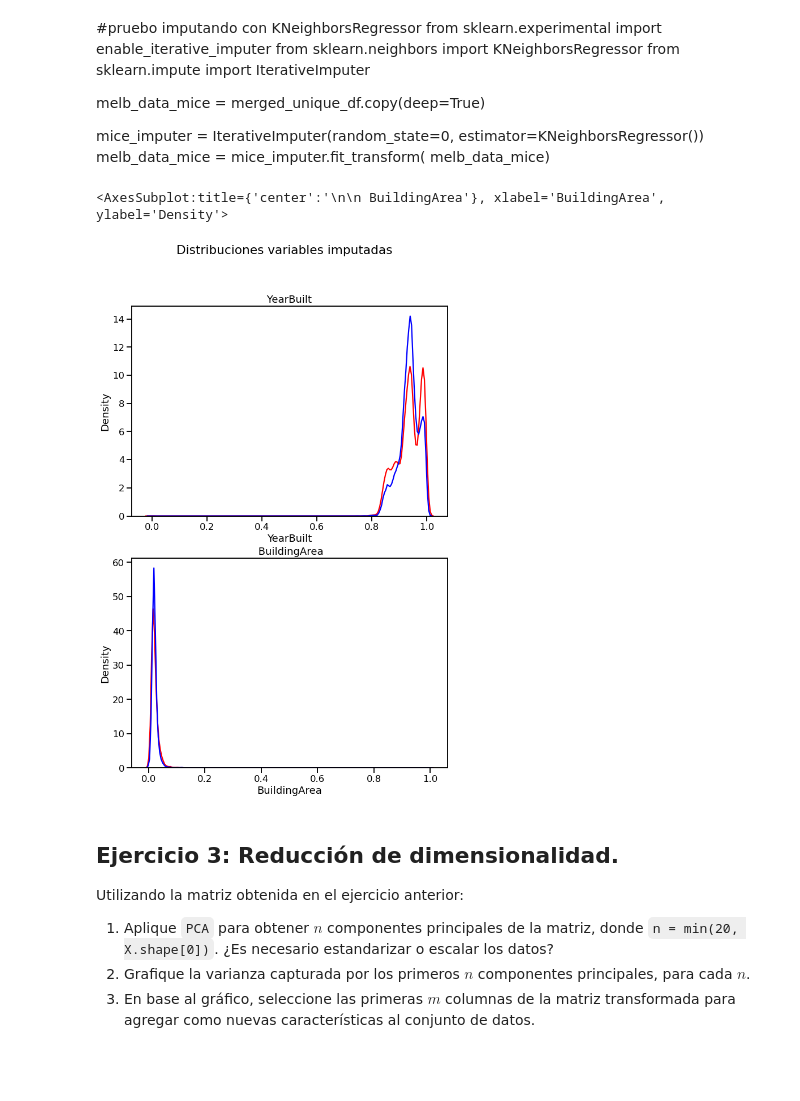
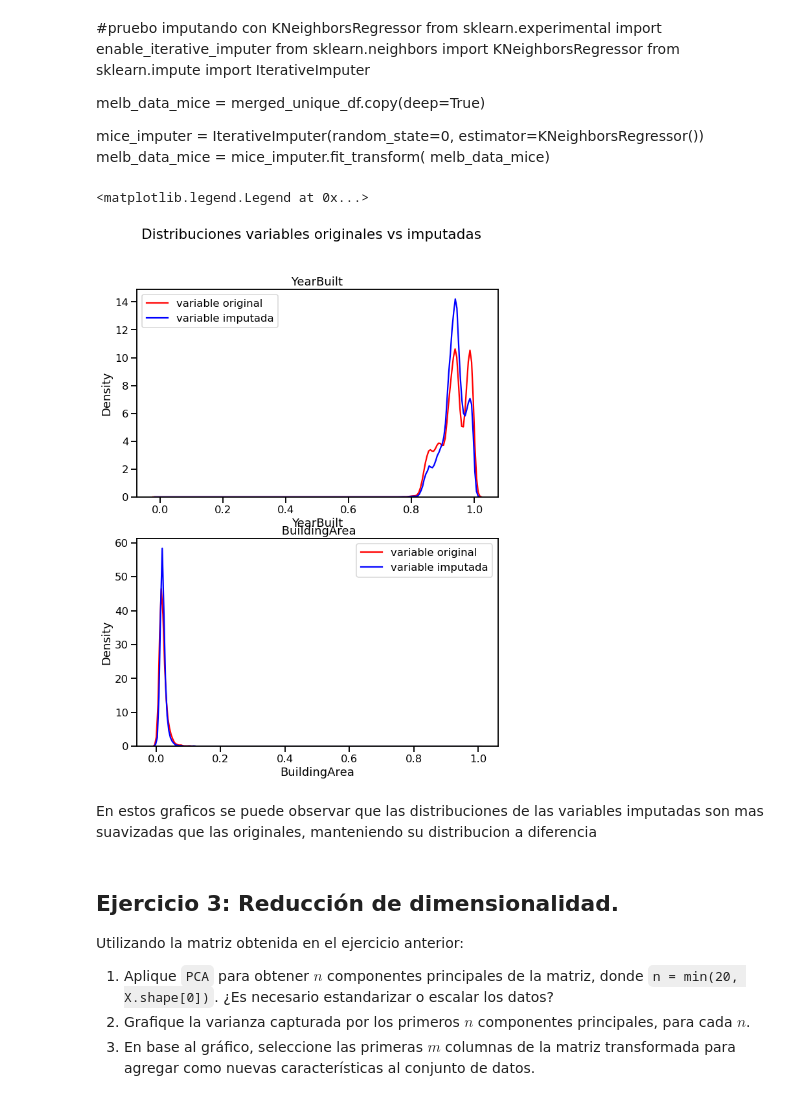
Before and after one commit to eliasexequiel/diplodatos, a Jupyter notebook: 02_analisis_y_curacion/entregable_parte2_wolfmann.ipynb, the cells around one changed output. Cells and saved outputs as stored; diff of their text form; code cells hidden in the pictures; blank space fills up the shorter version.

```diff
--- a/02_analisis_y_curacion/entregable_parte2_wolfmann.ipynb
+++ b/02_analisis_y_curacion/entregable_parte2_wolfmann.ipynb
@@ -257,27 +291,27 @@ mice_imputer = IterativeImputer(random_state=0, estimator=KNeighborsRegressor())
 melb_data_mice = mice_imputer.fit_transform(
     melb_data_mice)
 # %%
-fig, axes = plt.subplots(2, figsize=(10, 15))
-fig.suptitle('Distribuciones variables imputadas')
+#grafico las distribuciones de las variables originales vs las variables imputadas
+fig, axes = plt.subplots(2, figsize=(10, 13))
+fig.suptitle('Distribuciones variables originales vs imputadas')
 color1='red'
 color2='blue'
-seaborn.kdeplot(ax=axes[0], x=merged_unique_df['YearBuilt'], color=color1)
+seaborn.kdeplot(ax=axes[0], x=merged_unique_df['YearBuilt'], color=color1,label='variable original')
 axes[0].set_title("\n\n YearBuilt ")
-seaborn.kdeplot(ax=axes[0], x=merged_unique_df_imputer['YearBuilt'], color=color2)
-#axes[1, 0].set_title("\n\n YearBuilt with knn imputer")
+seaborn.kdeplot(ax=axes[0], x=merged_unique_df_imputer['YearBuilt'], color=color2,label='variable imputada')
 
-seaborn.kdeplot(ax=axes[1], x=merged_unique_df['BuildingArea'], color=color1)
+
+seaborn.kdeplot(ax=axes[1], x=merged_unique_df['BuildingArea'], color=color1,label='variable original')
 axes[1].set_title("\n\n BuildingArea")
-seaborn.kdeplot(ax=axes[1], x=merged_unique_df_imputer['BuildingArea'], color=color2)
-#axes[1, 1].set_title("\n\n BuildingArea with knn imputer")
+seaborn.kdeplot(ax=axes[1], x=merged_unique_df_imputer['BuildingArea'], color=color2,label='variable imputada')
 
-#seaborn.histplot(ax=axes[2, 0], x=merged_unique_df['YearBuilt'].fillna(value=merged_unique_df['YearBuilt'].mean()),kde=True, color=color1)
-#axes[2, 0].set_title("\n\n YearBuilt with fillna imputer")
-#seaborn.histplot(ax=axes[2, 1], x=merged_unique_df['BuildingArea'].fillna(value=merged_unique_df['BuildingArea'].mean()),kde=True, color=color2)
-#axes[2, 1].set_title("\n\n BuildingArea with fillna imputer")
+axes[0].legend()
+axes[1].legend()
 # %% [output]
-<AxesSubplot:title={'center':'\n\n BuildingArea'}, xlabel='BuildingArea', ylabel='Density'>
+<matplotlib.legend.Legend at 0x...>
-[figure, old version]
+[figure, new version]
+# %% [markdown]
+En estos graficos se puede observar que las distribuciones de las variables imputadas son mas suavizadas que las originales, manteniendo su distribucion a diferencia
 # %% [markdown]
 ## Ejercicio 3: Reducción de dimensionalidad.
 
```
Also changed, not shown: parts of 36 cells of this notebook, 1 other file.
